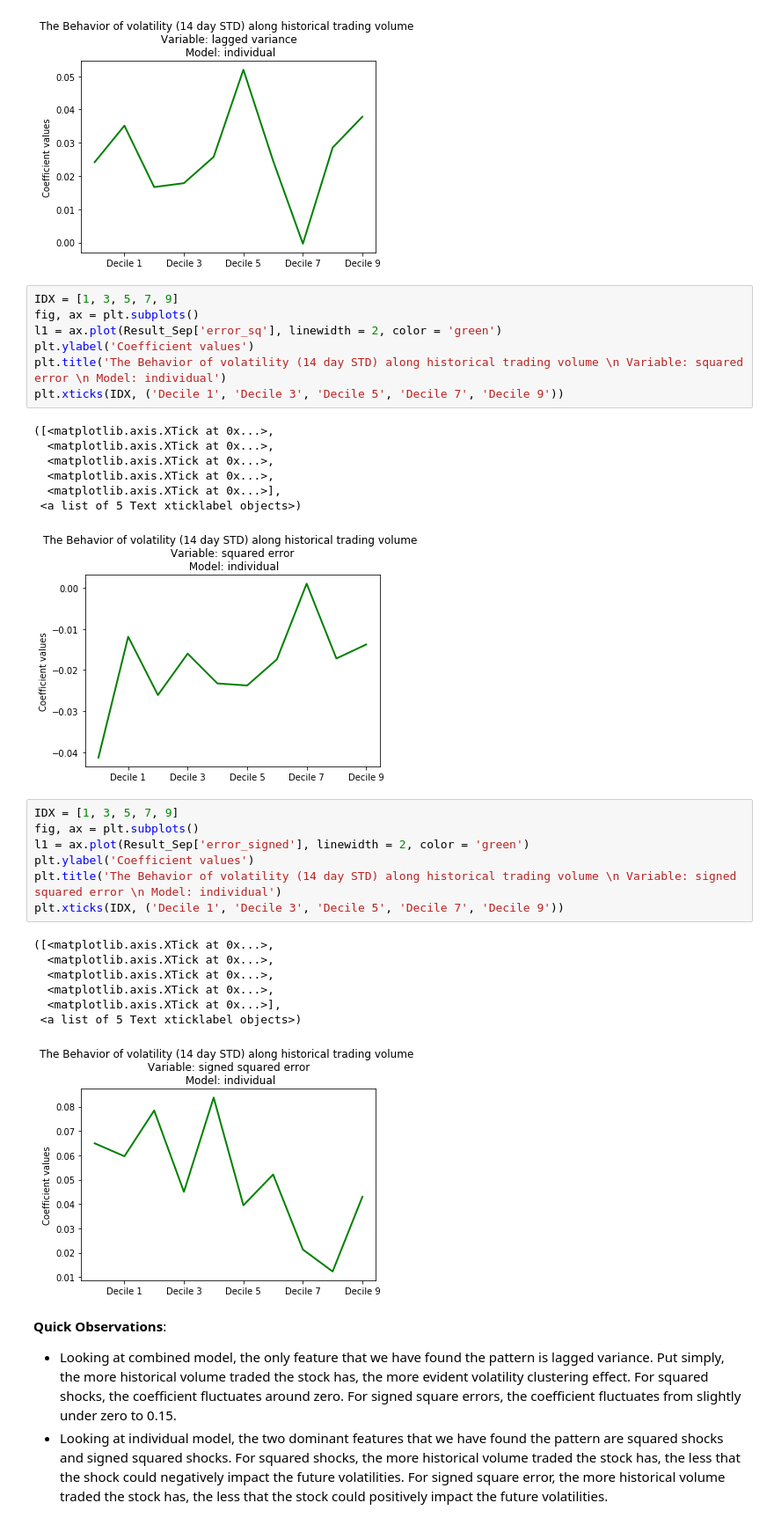
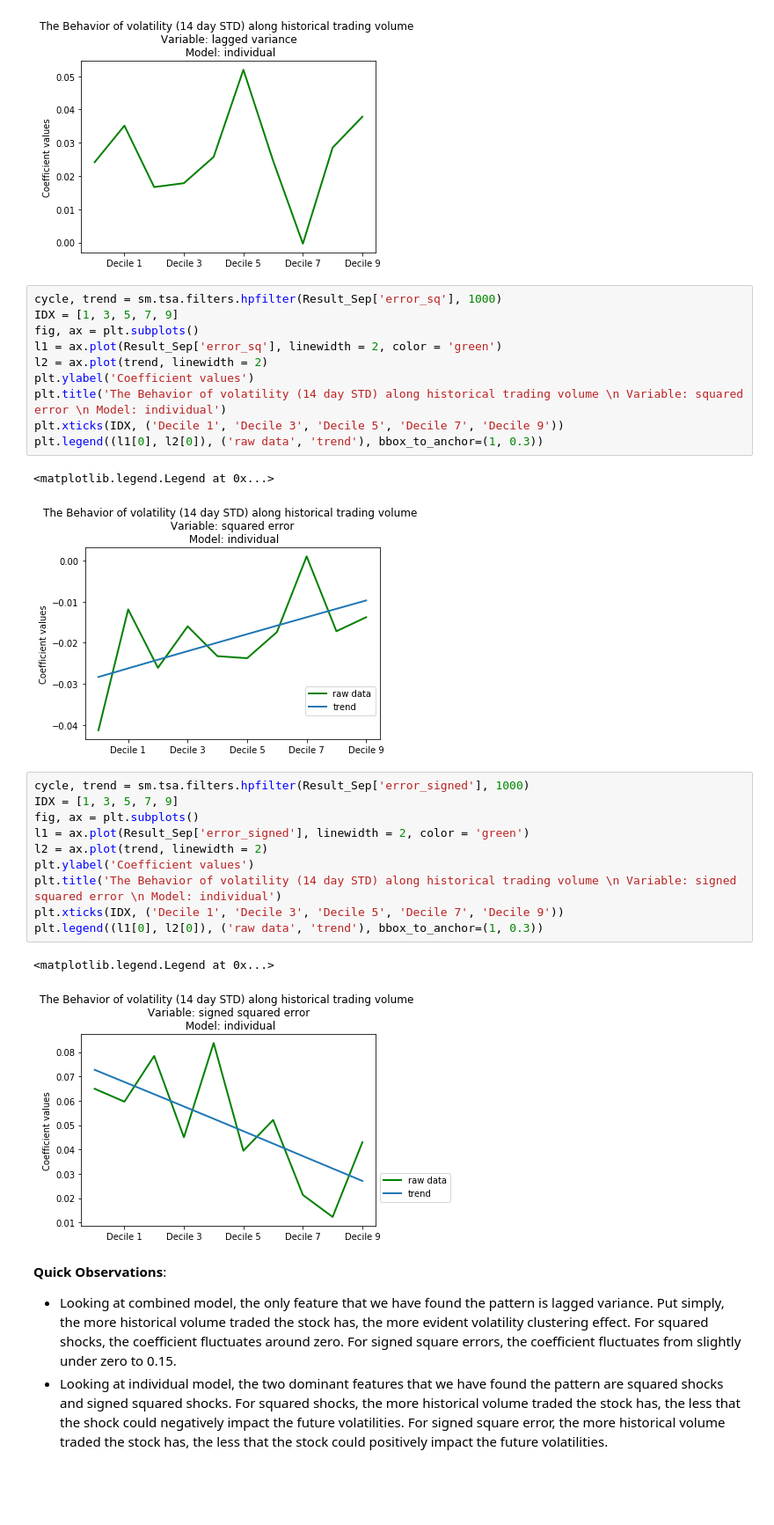
Before and after one commit to GoodDee/Seminar_Project_EE439, a Jupyter notebook: Model_V1_Part2.ipynb, the cells around one changed output. Shown at 88% size. Drawn from its saved outputs; the diff is of its cells as text; blank space fills up the shorter version.

```diff
--- a/Model_V1_Part2.ipynb
+++ b/Model_V1_Part2.ipynb
@@ -88,35 +88,31 @@ plt.xticks(IDX, ('Decile 1', 'Decile 3', 'Decile 5', 'Decile 7', 'Decile 9'))
  <a list of 5 Text xticklabel objects>)
 [figure]
 # %%
+cycle, trend = sm.tsa.filters.hpfilter(Result_Sep['error_sq'], 1000)
 IDX = [1, 3, 5, 7, 9]
 fig, ax = plt.subplots()
 l1 = ax.plot(Result_Sep['error_sq'], linewidth = 2, color = 'green')
+l2 = ax.plot(trend, linewidth = 2)
 plt.ylabel('Coefficient values')
 plt.title('The Behavior of volatility (14 day STD) along historical trading volume \n Variable: squared error \n Model: individual')
 plt.xticks(IDX, ('Decile 1', 'Decile 3', 'Decile 5', 'Decile 7', 'Decile 9'))
+plt.legend((l1[0], l2[0]), ('raw data', 'trend'), bbox_to_anchor=(1, 0.3))
 # %% [output]
-([<matplotlib.axis.XTick at 0x...>,
-  <matplotlib.axis.XTick at 0x...>,
-  <matplotlib.axis.XTick at 0x...>,
-  <matplotlib.axis.XTick at 0x...>,
-  <matplotlib.axis.XTick at 0x...>],
- <a list of 5 Text xticklabel objects>)
+<matplotlib.legend.Legend at 0x...>
-[figure, old version]
+[figure, new version]
 # %%
+cycle, trend = sm.tsa.filters.hpfilter(Result_Sep['error_signed'], 1000)
 IDX = [1, 3, 5, 7, 9]
 fig, ax = plt.subplots()
 l1 = ax.plot(Result_Sep['error_signed'], linewidth = 2, color = 'green')
+l2 = ax.plot(trend, linewidth = 2)
 plt.ylabel('Coefficient values')
 plt.title('The Behavior of volatility (14 day STD) along historical trading volume \n Variable: signed squared error \n Model: individual')
 plt.xticks(IDX, ('Decile 1', 'Decile 3', 'Decile 5', 'Decile 7', 'Decile 9'))
+plt.legend((l1[0], l2[0]), ('raw data', 'trend'), bbox_to_anchor=(1, 0.3))
 # %% [output]
-([<matplotlib.axis.XTick at 0x...>,
-  <matplotlib.axis.XTick at 0x...>,
-  <matplotlib.axis.XTick at 0x...>,
-  <matplotlib.axis.XTick at 0x...>,
-  <matplotlib.axis.XTick at 0x...>],
- <a list of 5 Text xticklabel objects>)
+<matplotlib.legend.Legend at 0x...>
-[figure, old version]
+[figure, new version]
 # %% [markdown]
 **Quick Observations**:
 - Looking at combined model, the only feature that we have found the pattern is lagged variance. Put simply, the more historical volume traded the stock has, the more evident volatility clustering effect. For squared shocks, the coefficient fluctuates around zero. For signed square errors, the coefficient fluctuates from slightly under zero to 0.15.
```
Also changed, not shown: parts of 2 cells of this notebook.
